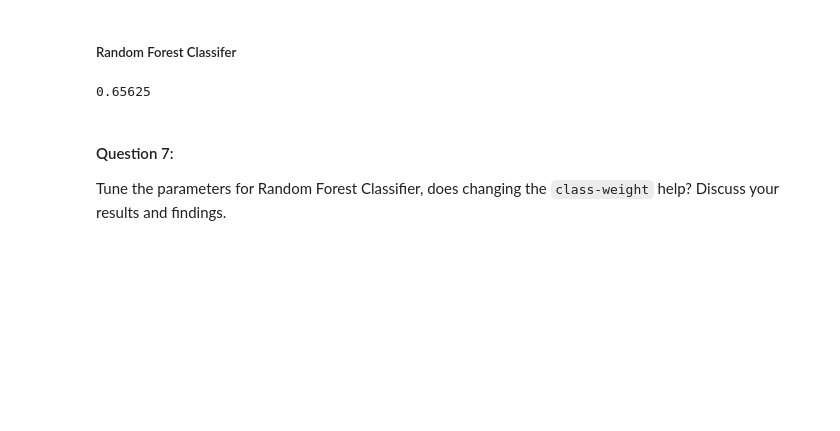
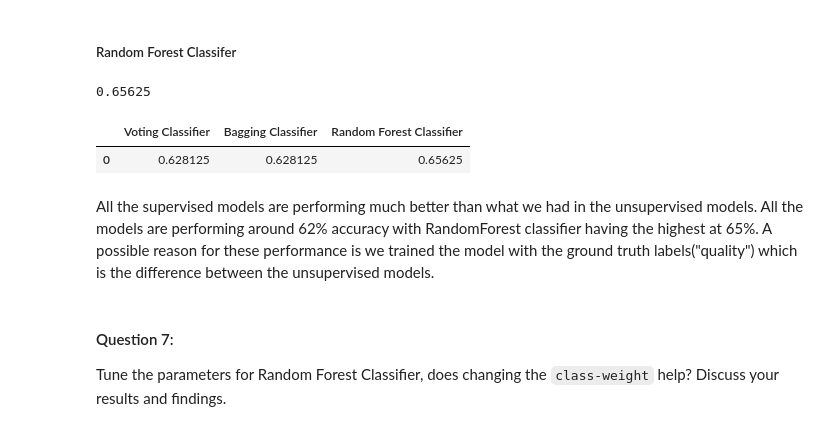
Before and after one commit to miggytrinidad/INFOT70_A3, a Jupyter notebook: INFOT780-assignment3.ipynb, the cells around one changed output. Saved outputs shown, nothing was run; the diff lists cells and outputs as text; code cells hidden in the pictures; blank space fills up the shorter version.

```diff
--- a/INFOT780-assignment3.ipynb
+++ b/INFOT780-assignment3.ipynb
@@ -564,12 +521,18 @@ X_train, X_test, y_train, y_test = train_test_split(df_dr, y, test_size = 0.2, s
 # %%
-rfClf = RandomForestClassifier(n_estimators=500, random_state=0) # 500 trees.
-svmClf = SVC(probability=True, random_state=0) # force a probability calculation
-logClf = LogisticRegression(random_state=0)
+svmClf = SVC(probability=True, random_state=42) # force a probability calculation
+logClf = LogisticRegression(random_state=42)
+gbcClf = GradientBoostingClassifier(random_state=42)
+xgbClf = XGBClassifier(seed = 42)
 
-clf = ensemble.VotingClassifier(estimators = [('rf',rfClf), ('svm',svmClf), ('log', logClf)], voting='soft') # construct the ensemble classifier
+clf = ensemble.VotingClassifier(estimators = [('svm',svmClf),
+                                              ('log', logClf),
+                                              ('gbc', gbcClf),
+                                              ('xgb', xgbClf)],
+                                                voting='hard') # construct the ensemble classifier
 clf.fit(X_train, y_train) # train the ensemble classifier
 
-clf.score(X_test, y_test)
+voting_score = clf.score(X_test, y_test)
+voting_score
 # %% [output]
 0.628125
 # %% [markdown]
@@ -577,13 +540,15 @@ clf.score(X_test, y_test)
 # %%
 from sklearn.ensemble import BaggingClassifier
 from sklearn.tree import DecisionTreeClassifier
+
 bc_clf = BaggingClassifier(DecisionTreeClassifier(), n_estimators=500,
                        max_samples=100, random_state=42)
 
 bc_clf.fit(X_train, y_train)
 
 preds_bc_clf = bc_clf.predict(X_test)
-clf.score(X_test, y_test)
+bagging_score = clf.score(X_test, y_test)
+bagging_score
 # %% [output]
 0.628125
 # %% [markdown]
@@ -591,9 +556,19 @@ clf.score(X_test, y_test)
 # %%
 rfc = RandomForestClassifier(random_state = 42)
 rfc.fit(X_train, y_train)
-rfc.score(X_test, y_test)
+rfc_score = rfc.score(X_test, y_test)
+rfc_score
 # %% [output]
 0.65625
+# %%
+results = pd.DataFrame([voting_score, bagging_score, rfc_score]).T
+results.rename(columns = {0: "Voting Classifier", 1: "Bagging Classifier", 2:"Random Forest Classifier"}, inplace = True)
+results
+# %% [output]
+|  | Voting Classifier | Bagging Classifier | Random Forest Classifier |
+| 0 | 0.628125 | 0.628125 | 0.65625 |
+# %% [markdown]
+All the supervised models are performing much better than what we had in the unsupervised models. All the models are performing around 62% accuracy with RandomForest classifier having the highest at 65%. A possible reason for these performance is we trained the model with the ground truth labels("quality") which is the difference between the unsupervised models.
 # %% [markdown]
 #### Question 7:
 Tune the parameters for Random Forest Classifier, does changing the `class-weight` help? Discuss your results and findings.
```
Also changed, not shown: parts of 21 cells of this notebook.
